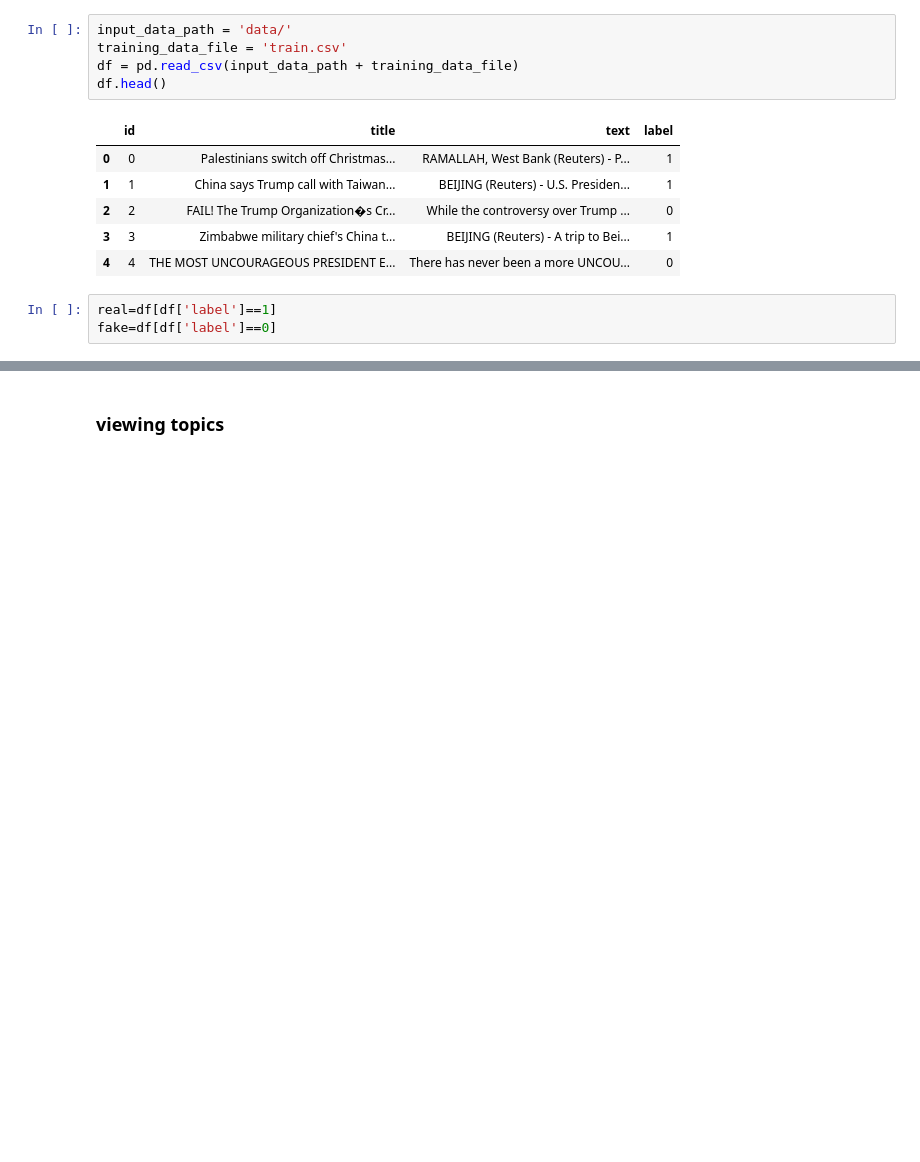
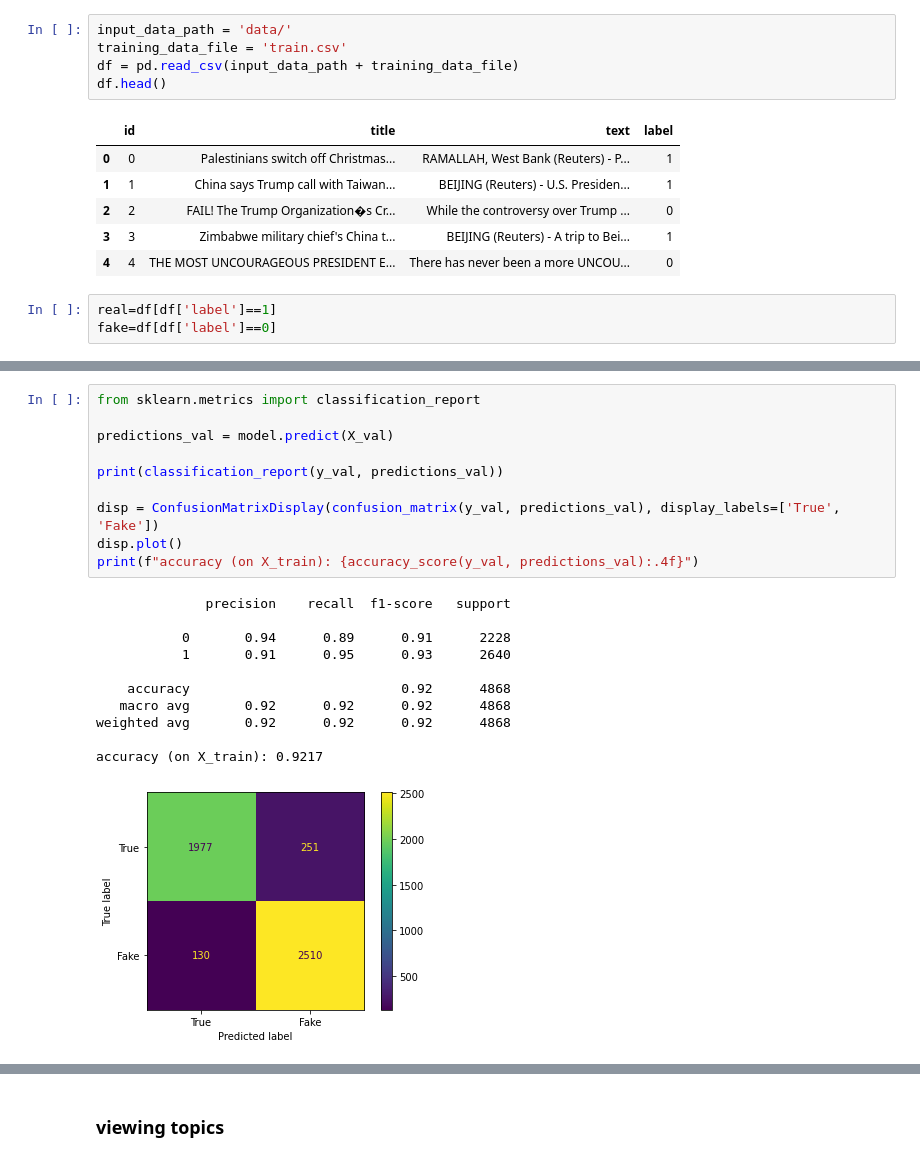
Before and after one commit to Cmeek09/NLP_with_deep_learning, a Jupyter notebook: project_part2.ipynb, the cells around one changed output, grey strips where cells are left out. Cells and saved outputs as stored; diff of their text form; blank space fills up the shorter version.

```diff
--- a/project_part2.ipynb
+++ b/project_part2.ipynb
@@ -278,0 +208,22 @@ prepare_text_for_lda(text)
+# %%
+from sklearn.metrics import classification_report
+
+predictions_val = model.predict(X_val)
+
+print(classification_report(y_val, predictions_val))
+
+disp = ConfusionMatrixDisplay(confusion_matrix(y_val, predictions_val), display_labels=['True', 'Fake'])
+disp.plot()
+print(f"accuracy (on X_train): {accuracy_score(y_val, predictions_val):.4f}")
+# %% [output]
+              precision    recall  f1-score   support
+
+           0       0.94      0.89      0.91      2228
+           1       0.91      0.95      0.93      2640
+
+    accuracy                           0.92      4868
+   macro avg       0.92      0.92      0.92      4868
+weighted avg       0.92      0.92      0.92      4868
+
+accuracy (on X_train): 0.9217
+[figure, added]
```
Also changed, not shown: parts of 54 cells of this notebook.
